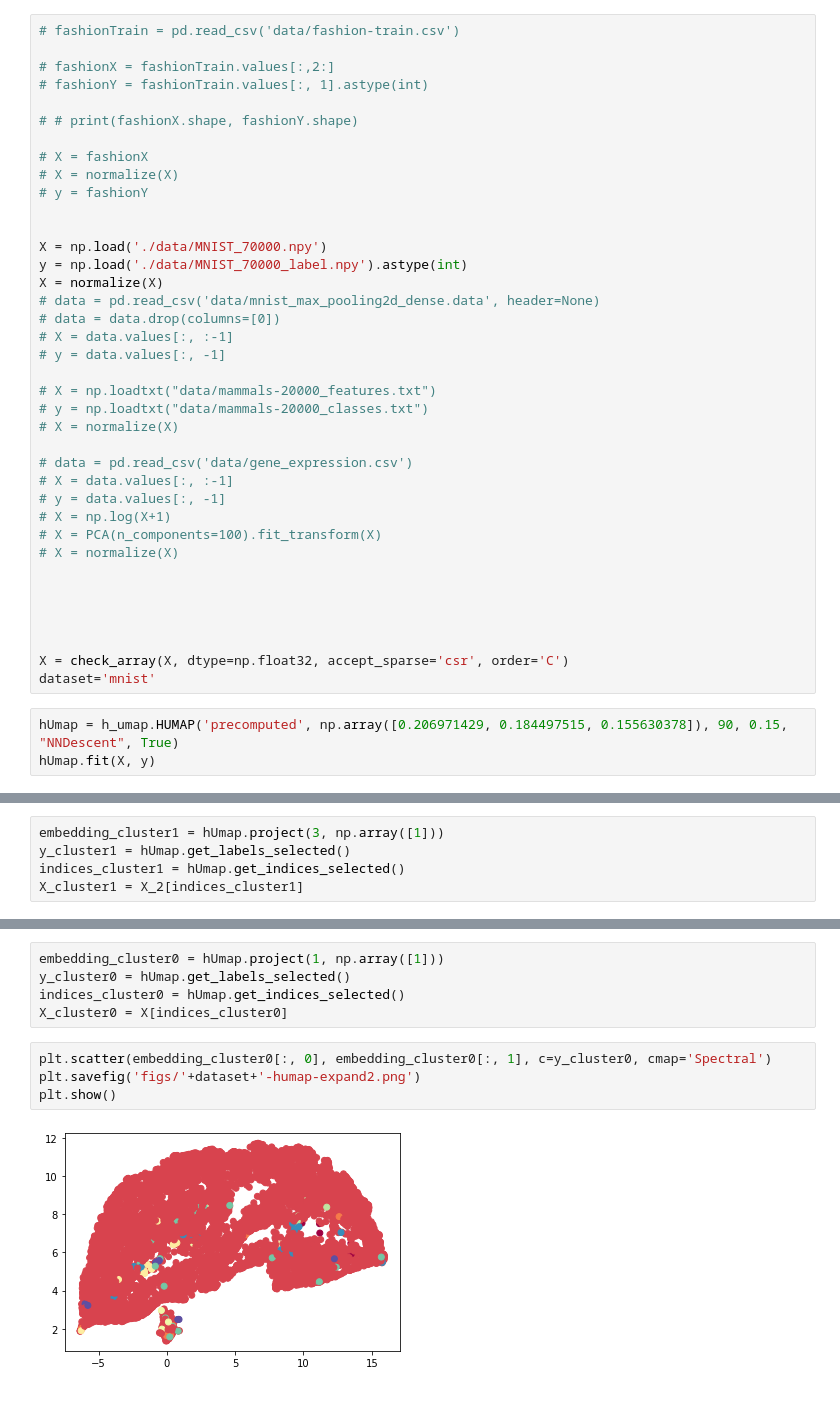
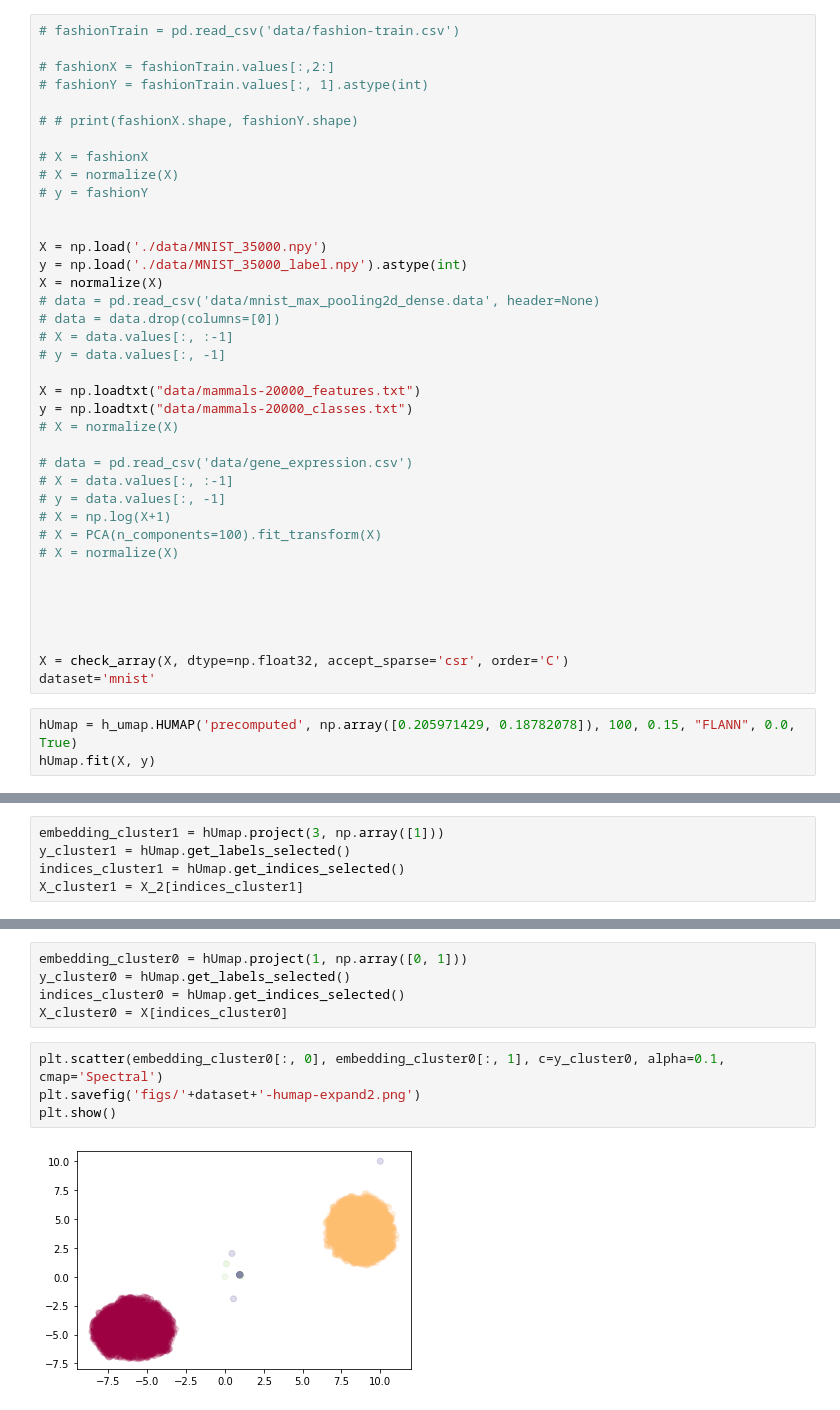
Before and after one commit to wilsonjr/humap, a Jupyter notebook: test-humap.ipynb, the cells around one changed output, grey strips where cells are left out. Cells and saved outputs as stored; diff of their text form.

Commit message:
HUMAP v0.5

```diff
--- a/test-humap.ipynb
+++ b/test-humap.ipynb
@@ -109,16 +109,16 @@ def neighborhood_preservation(X, X_emb, Khigh=30):
 # y = fashionY
 
 
-X = np.load('./data/MNIST_70000.npy')
-y = np.load('./data/MNIST_70000_label.npy').astype(int)
+X = np.load('./data/MNIST_35000.npy')
+y = np.load('./data/MNIST_35000_label.npy').astype(int)
 X = normalize(X)
 # data = pd.read_csv('data/mnist_max_pooling2d_dense.data', header=None)
 # data = data.drop(columns=[0])
 # X = data.values[:, :-1]
 # y = data.values[:, -1]
 
-# X = np.loadtxt("data/mammals-20000_features.txt")
-# y = np.loadtxt("data/mammals-20000_classes.txt")
+X = np.loadtxt("data/mammals-20000_features.txt")
+y = np.loadtxt("data/mammals-20000_classes.txt")
 # X = normalize(X)
 
 # data = pd.read_csv('data/gene_expression.csv')
@@ -135,6 +135,6 @@ X = normalize(X)
 X = check_array(X, dtype=np.float32, accept_sparse='csr', order='C')
 dataset='mnist'
 # %%
-hUmap = h_umap.HUMAP('precomputed', np.array([0.206971429, 0.184497515, 0.155630378]), 90, 0.15, "NNDescent", True)
+hUmap = h_umap.HUMAP('precomputed', np.array([0.205971429, 0.18782078]), 100, 0.15, "FLANN", 0.0, True)
 hUmap.fit(X, y)
 # %%
@@ -384,14 +362,14 @@ Computing Neighborhood Preservation...
 # %%
-embedding_cluster0 = hUmap.project(1, np.array([1]))
+embedding_cluster0 = hUmap.project(1, np.array([0, 1]))
 y_cluster0 = hUmap.get_labels_selected()
 indices_cluster0 = hUmap.get_indices_selected()
 X_cluster0 = X[indices_cluster0]
 # %%
-plt.scatter(embedding_cluster0[:, 0], embedding_cluster0[:, 1], c=y_cluster0, cmap='Spectral')
+plt.scatter(embedding_cluster0[:, 0], embedding_cluster0[:, 1], c=y_cluster0, alpha=0.1, cmap='Spectral')
 plt.savefig('figs/'+dataset+'-humap-expand2.png')
 plt.show()
 # %% [output]
-[figure, old version]
+[figure, new version]
 # %%
 indices_cluster0 = random.sample(range(0, len(y_cluster0)), min(5000, len(y_cluster0)))
 
```
Also changed, not shown: parts of 15 cells of this notebook, 12 other files.
